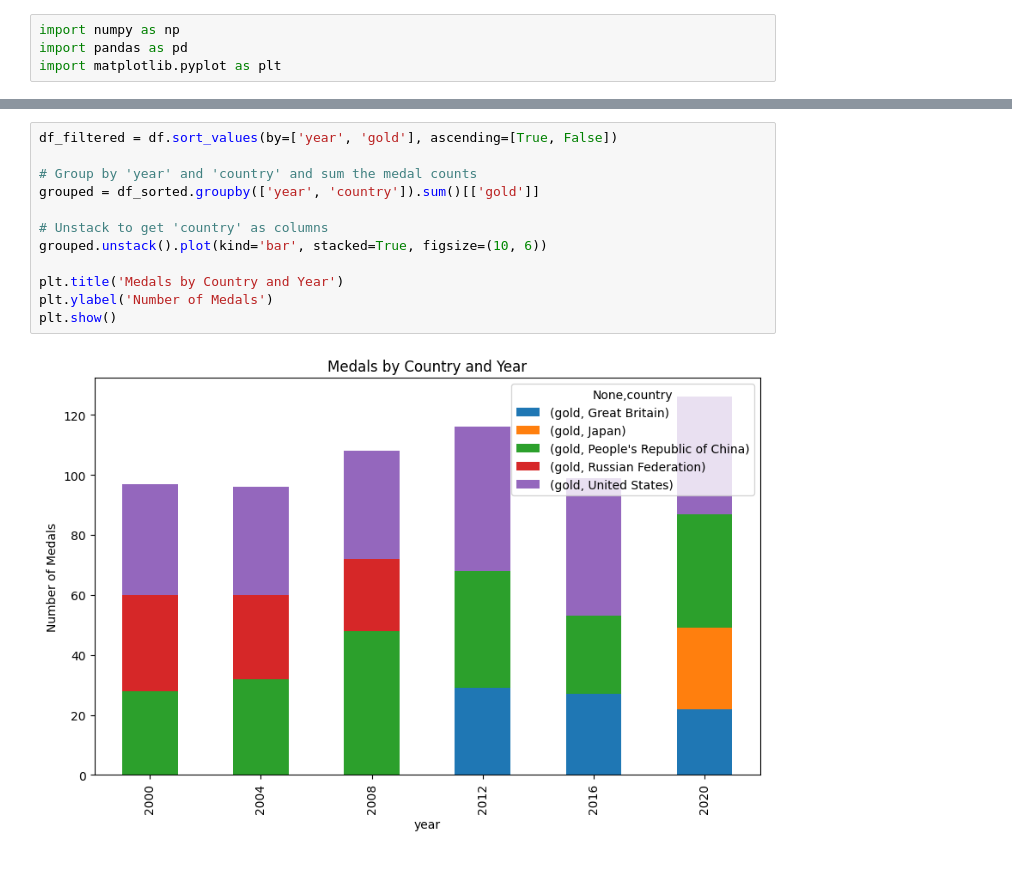
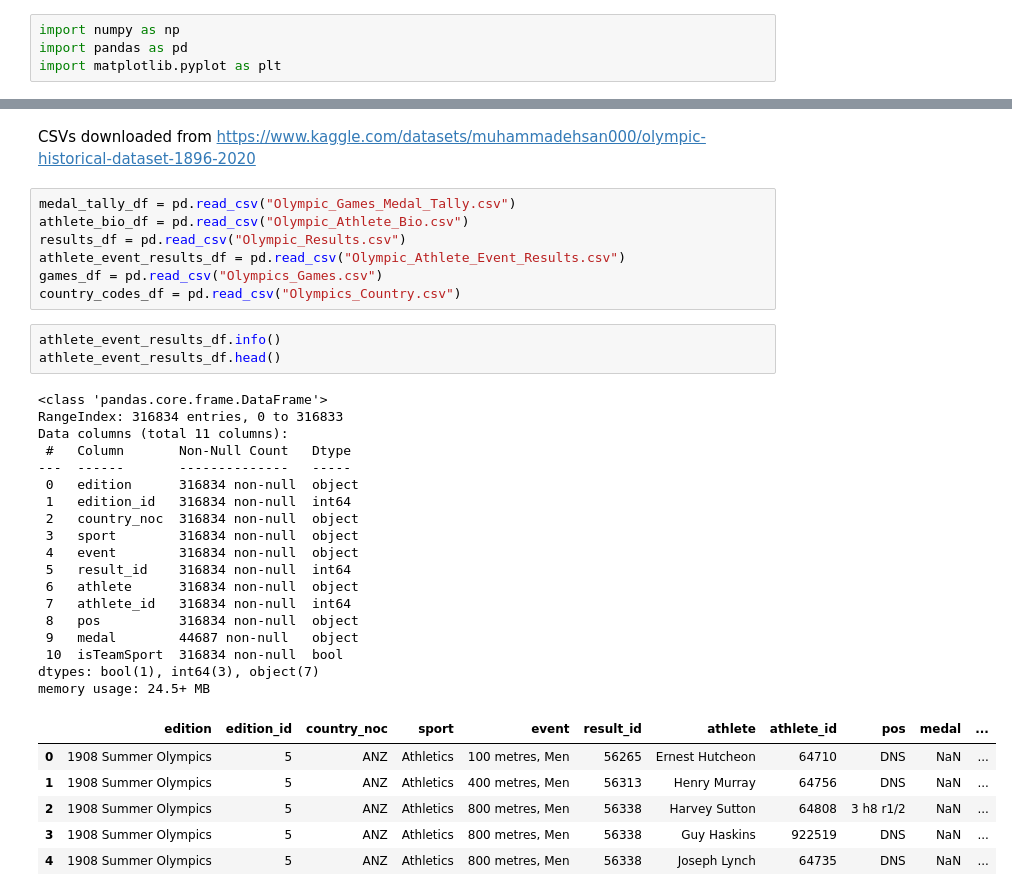
Before and after one commit to cmooredev/100daysofml, a Jupyter notebook: day2/pandas.ipynb, the cells around one changed output, grey strips where cells are left out. Drawn from its saved outputs; the diff is of its cells as text; blank space fills up the shorter version.

```diff
--- a/day2/pandas.ipynb
+++ b/day2/pandas.ipynb
@@ -73,14 +5,37 @@ df_sorted
-# %%
-df_filtered = df.sort_values(by=['year', 'gold'], ascending=[True, False])
-
-# Group by 'year' and 'country' and sum the medal counts
-grouped = df_sorted.groupby(['year', 'country']).sum()[['gold']]
-
-# Unstack to get 'country' as columns
-grouped.unstack().plot(kind='bar', stacked=True, figsize=(10, 6))
-
-plt.title('Medals by Country and Year')
-plt.ylabel('Number of Medals')
-plt.show()
-# %% [output]
-[figure, removed]
+# %% [markdown]
+CSVs downloaded from https://www.kaggle.com/datasets/muhammadehsan000/olympic-historical-dataset-1896-2020
+# %%
+medal_tally_df = pd.read_csv("Olympic_Games_Medal_Tally.csv")
+athlete_bio_df = pd.read_csv("Olympic_Athlete_Bio.csv")
+results_df = pd.read_csv("Olympic_Results.csv")
+athlete_event_results_df = pd.read_csv("Olympic_Athlete_Event_Results.csv")
+games_df = pd.read_csv("Olympics_Games.csv")
+country_codes_df = pd.read_csv("Olympics_Country.csv")
+# %%
+athlete_event_results_df.info()
+athlete_event_results_df.head()
+# %% [output]
+<class 'pandas.core.frame.DataFrame'>
+RangeIndex: 316834 entries, 0 to 316833
+Data columns (total 11 columns):
+ #   Column       Non-Null Count   Dtype
+---  ------       --------------   -----
+ 0   edition      316834 non-null  object
+ 1   edition_id   316834 non-null  int64
+ 2   country_noc  316834 non-null  object
+ 3   sport        316834 non-null  object
+ 4   event        316834 non-null  object
+ 5   result_id    316834 non-null  int64
+ 6   athlete      316834 non-null  object
+ 7   athlete_id   316834 non-null  int64
+ 8   pos          316834 non-null  object
+ 9   medal        44687 non-null   object
+ 10  isTeamSport  316834 non-null  bool
+dtypes: bool(1), int64(3), object(7)
+memory usage: 24.5+ MB
+|  | edition | edition_id | country_noc | sport | event | result_id | athlete | athlete_id | pos | medal | ... |
+| 0 | 1908 Summer Olympics | 5 | ANZ | Athletics | 100 metres, Men | 56265 | Ernest Hutcheon | 64710 | DNS | NaN | ... |
+| 1 | 1908 Summer Olympics | 5 | ANZ | Athletics | 400 metres, Men | 56313 | Henry Murray | 64756 | DNS | NaN | ... |
+| 2 | 1908 Summer Olympics | 5 | ANZ | Athletics | 800 metres, Men | 56338 | Harvey Sutton | 64808 | 3 h8 r1/2 | NaN | ... |
+| 3 | 1908 Summer Olympics | 5 | ANZ | Athletics | 800 metres, Men | 56338 | Guy Haskins | 922519 | DNS | NaN | ... |
+| 4 | 1908 Summer Olympics | 5 | ANZ | Athletics | 800 metres, Men | 56338 | Joseph Lynch | 64735 | DNS | NaN | ... |
```
Also changed, not shown: parts of 17 cells of this notebook, 1 other file.
